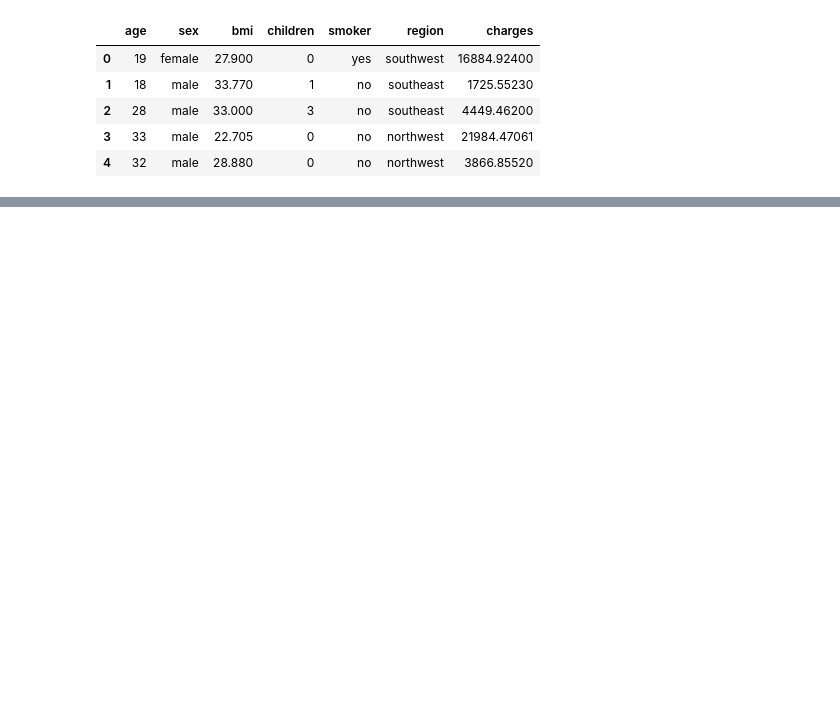
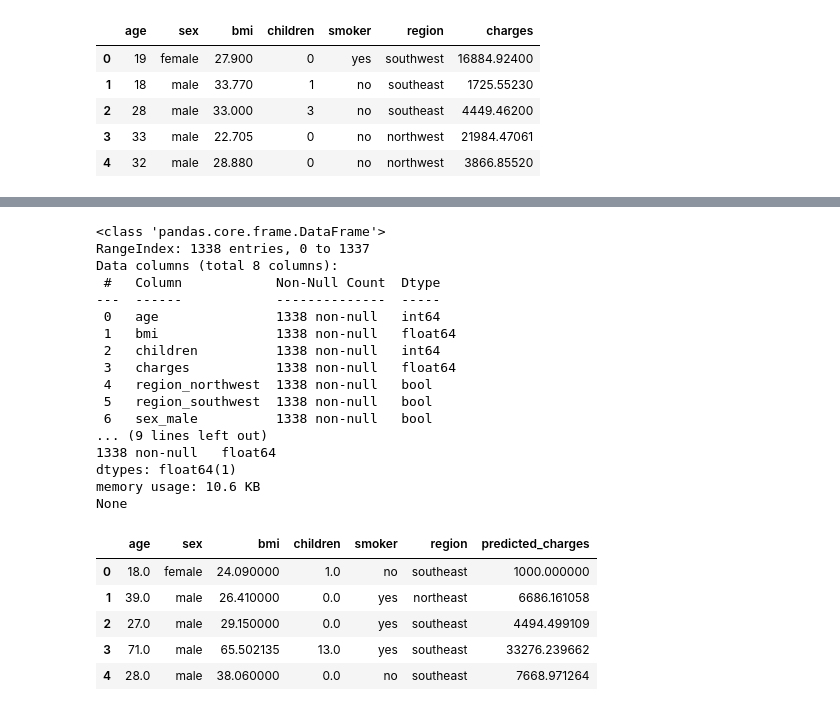
Before and after one commit to yasuaRin/project, a Jupyter notebook: Project 2/project2.ipynb, the cells around one changed output, grey strips where cells are left out. Saved outputs shown, nothing was run; the diff lists cells and outputs as text; code cells hidden in the pictures; blank space fills up the shorter version.

```diff
--- a/Project 2/project2.ipynb
+++ b/Project 2/project2.ipynb
@@ -17,0 +82,61 @@ insurance.drop(['Unnamed: 0'], axis=1, inplace=True)
+# %%
+from sklearn.model_selection import train_test_split
+from sklearn.linear_model import LinearRegression
+# from sklearn.kernel_ridge import KernelRidge
+from sklearn.metrics import r2_score
+
+# Define input and output variables
+X = df_new.drop(columns=['charges'])
+y = df_new['charges']
+
+print(df_new.info())
+print(y.info())
+X_train, X_test, y_train, y_test = train_test_split(X, y, test_size=0.2, random_state=42)
+
+val_df_new = pd.read_csv('validation_dataset.csv')
+
+# Preprocess the validation dataset to match the training dataset
+val_df_new = pd.get_dummies(val_df_new, columns=['region', 'sex', 'smoker'], drop_first=True)
+
+# Ensure the feature names match those used during model training
+for col in X_train.columns:
+	if col not in val_df_new.columns:
+		val_df_new[col] = 0
+
+
+val_df_new = val_df_new[X_train.columns]
+
+model = LinearRegression()
+model.fit(X_train, y_train)
+
+predictions = model.predict(val_df_new)
+validation_data = val_df.copy()
+
+validation_data['predicted_charges'] = predictions
+validation_data.loc[validation_data['predicted_charges'] < 1000, 'predicted_charges'] = 1000
+
+validation_data.head()
+# %% [output]
+<class 'pandas.core.frame.DataFrame'>
+RangeIndex: 1338 entries, 0 to 1337
+Data columns (total 8 columns):
+ #   Column            Non-Null Count  Dtype
+---  ------            --------------  -----
+ 0   age               1338 non-null   int64
+ 1   bmi               1338 non-null   float64
+ 2   children          1338 non-null   int64
+ 3   charges           1338 non-null   float64
+ 4   region_northwest  1338 non-null   bool
+ 5   region_southwest  1338 non-null   bool
+ 6   sex_male          1338 non-null   bool
+... (9 lines left out)
+1338 non-null   float64
+dtypes: float64(1)
+memory usage: 10.6 KB
+None
+|  | age | sex | bmi | children | smoker | region | predicted_charges |
+| 0 | 18.0 | female | 24.090000 | 1.0 | no | southeast | 1000.000000 |
+| 1 | 39.0 | male | 26.410000 | 0.0 | yes | northeast | 6686.161058 |
+| 2 | 27.0 | male | 29.150000 | 0.0 | yes | southeast | 4494.499109 |
+| 3 | 71.0 | male | 65.502135 | 13.0 | yes | southeast | 33276.239662 |
+| 4 | 28.0 | male | 38.060000 | 0.0 | no | southeast | 7668.971264 |
```
Also changed, not shown: parts of 6 cells of this notebook, 4 other files.
